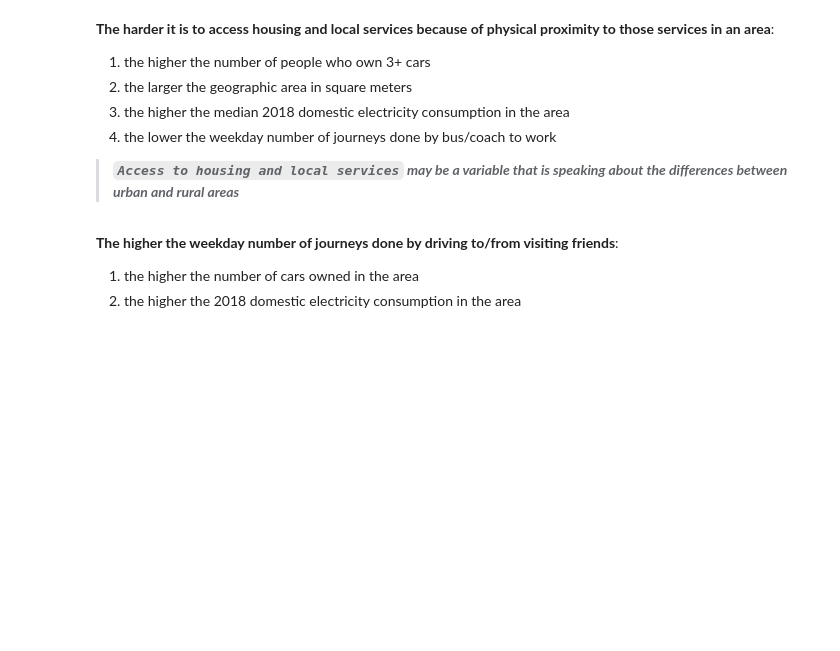
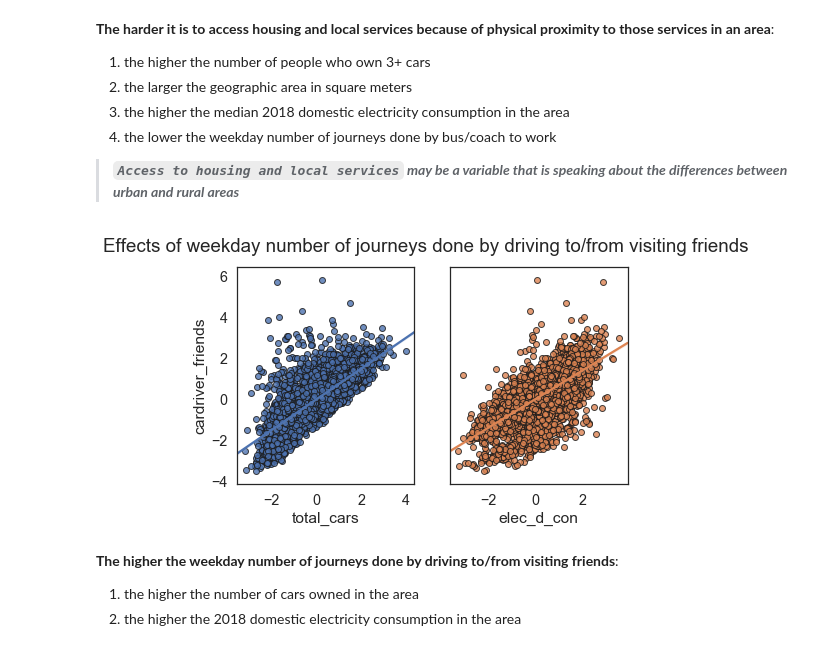
Before and after one commit to cdenbowjr/ev_chargepoint_prediction, a Jupyter notebook: notebooks/2.0-ced-exploratory-data-analysis.ipynb, the cells around one changed output. Cells and saved outputs as stored; diff of their text form; code cells hidden in the pictures; blank space fills up the shorter version.

```diff
--- a/notebooks/2.0-ced-exploratory-data-analysis.ipynb
+++ b/notebooks/2.0-ced-exploratory-data-analysis.ipynb
@@ -1090,13 +1136,15 @@ plt.savefig("../reports/figures/correlations/geo_bar_correlation.jpg",
 # %%
 fig, ax = plt.subplots(1,2,figsize=(7,4),sharey=True)
 sns.regplot('total_cars','cardriver_friends', data=trans_df, order=1,ax=ax[0],scatter_kws={'ec':'k'})
 sns.regplot('elec_d_con','cardriver_friends', data=trans_df, order=1,ax=ax[1],scatter_kws={'ec':'k'})
 ax[1].set_ylabel("")
 plt.suptitle("Effects of weekday number of journeys done by driving to/from visiting friends")
 plt.savefig("../reports/figures/correlations/cardriver_friends_correlation.jpg",
-            dpi=288,
+            dpi=144,
             quality=100,
             bbox_inches='tight');
+# %% [output]
+[figure, added]
 # %% [markdown]
 **The higher the weekday number of journeys done by driving to/from visiting friends**:
 
```
Also changed, not shown: parts of 12 cells of this notebook, 7 other files.
